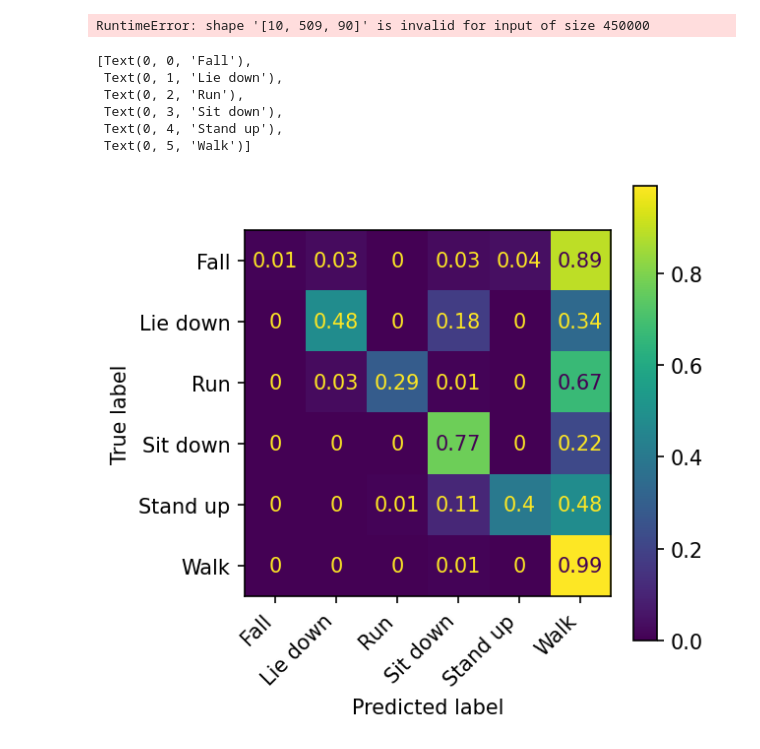
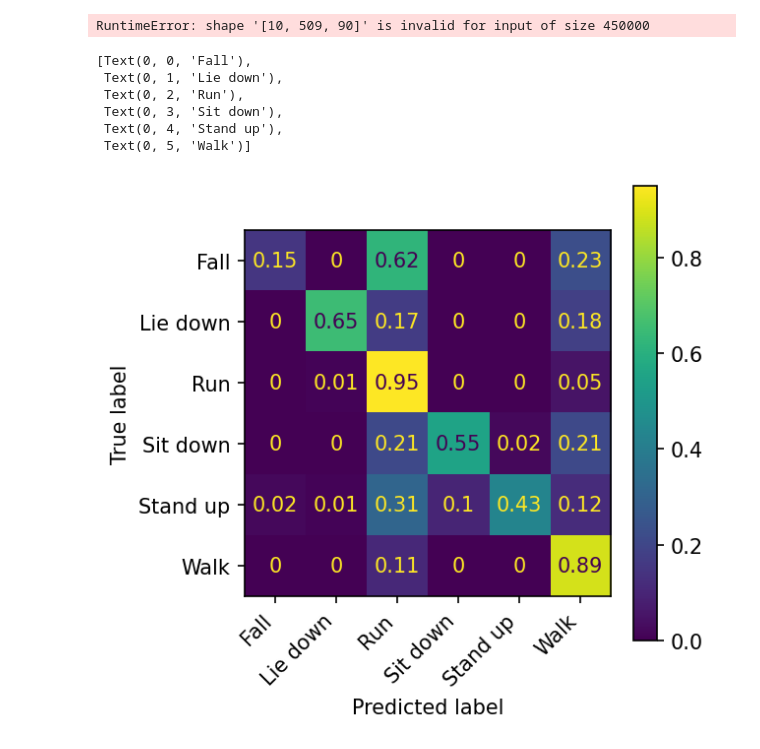
Before and after one commit to byungjunkim12/24-RT_adv_HAR, a Jupyter notebook: tbGAIL.ipynb, the cells around one changed output. Cells and saved outputs as stored; diff of their text form; code cells hidden in the pictures.

```diff
--- a/tbGAIL.ipynb
+++ b/tbGAIL.ipynb
@@ -684,9 +684,9 @@ for actInd, activity in enumerate(activities):
     trAgentDataset = list()
     # GAILConfigName = 'GAILJson_' +str(nHiddenGAIL) + '_in_' + str(inputLenTime) + '_out_' + str(outputLenTime) + '_LR' + LRstr
     GAILConfigName = 'GAILJson_' +str(nHiddenGAIL) + '_in_' + str(inputLenTime) + '_out_' + str(outputLenTime) + '_LR' + LRstr + '_' + activity
-    GAILConfigName = 'GAILConfig01_LRe-3'
+    # GAILConfigName = 'GAILConfig01_LRe-3'
 
-    GAILEvalModel.pi.load_state_dict(torch.load('./savedModels/selected/' + LSTMModelName + '_' + GAILConfigName + '_pi.cpkt', map_location='cuda:0'))
+    GAILEvalModel.pi.load_state_dict(torch.load('./savedModels/GAIL/' + LSTMModelName + '_' + GAILConfigName + '_pi.cpkt', map_location='cuda:0'))
     GAILEvalModel.pi.eval()
 
     dataDict[activity] = defaultdict(list)
@@ -732,31 +732,31 @@ for actInd, activity in enumerate(activities):
         pred_l = pred_l + predBatch
         label_l = label_l + labelBatch
     # for pred, label in zip(pred_l, label_l):
     #     correct += (pred == label)
 
 cm = confusion_matrix(label_l,pred_l,labels=range(6),normalize ='true')
 for i in range(len(activities)):
     for j in range(len(activities)):
         cm[i, j] = round(cm[i, j], 2)
 
 activities[0] = 'Fall'
 activities[1] = 'Lie down'
 activities[2] = 'Run'
 activities[3] = 'Sit down'
 activities[4] = 'Stand up'
 activities[5] = 'Walk'
 
 disp = ConfusionMatrixDisplay(confusion_matrix=cm)
 fig, ax = plt.subplots(figsize=(4,4), dpi =150)
 disp.plot(ax=ax)
 
 ax.set_xticklabels(activities, rotation=45, ha='right')
 ax.set_yticklabels(activities)
 # %% [output]
 [Text(0, 0, 'Fall'),
  Text(0, 1, 'Lie down'),
  Text(0, 2, 'Run'),
  Text(0, 3, 'Sit down'),
  Text(0, 4, 'Stand up'),
  Text(0, 5, 'Walk')]
-[figure, old version]
+[figure, new version]
```
Also changed, not shown: 12 other files.
